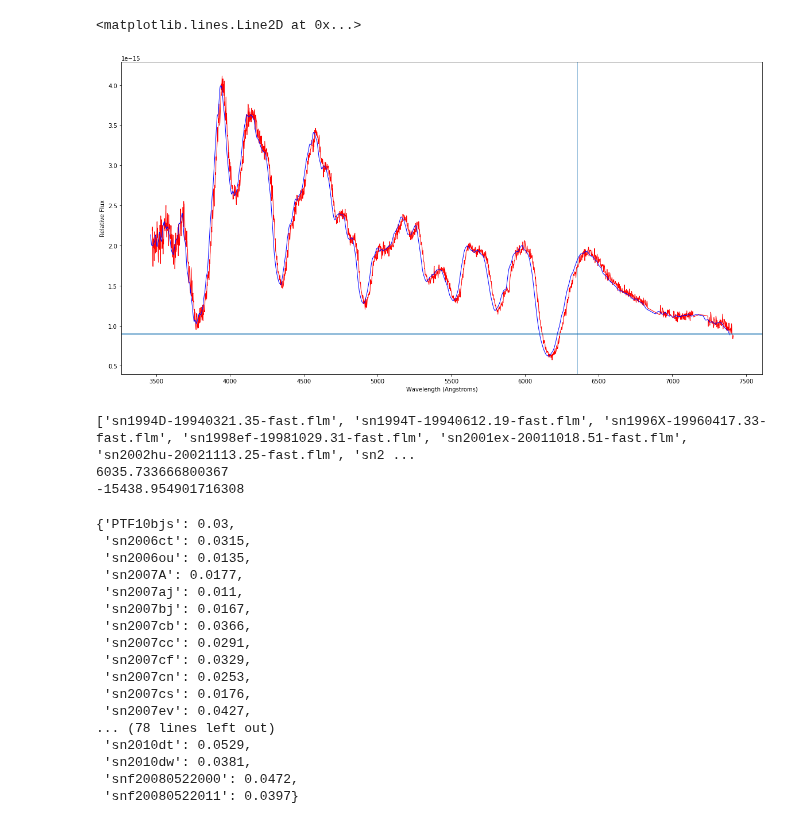
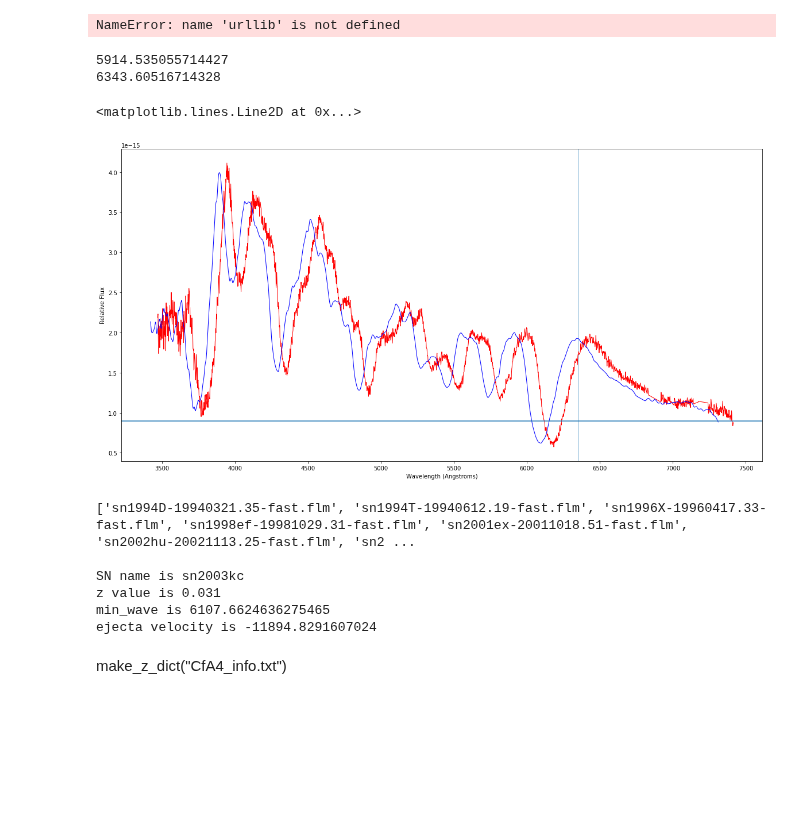
Before and after one commit to msiebert1/CfA4, a Jupyter notebook: CfA4_Spectroscopy.ipynb, the cells around one changed output. Cells and saved outputs as stored; diff of their text form; code cells hidden in the pictures; blank space fills up the shorter version.

Commit message:
added dictionary lookup to find_z, implemented autosmooth, tested velocity function with new spectra

```diff
--- a/CfA4_Spectroscopy.ipynb
+++ b/CfA4_Spectroscopy.ipynb
@@ -180,6 +183,10 @@ def find_z(SN_name):
     elif SN_name == "PTF10bjs":
         z = 0.0300
 
+    #add z_dict lookup
+    elif SN_name in z_dict:
+        z = z_dict[SN_name]
+
     else:
         query_url = 'https://ned.ipac.caltech.edu/cgi-bin/objsearch?objname=sn2007fs&extend=no&hconst=73&omegam=0.27&omegav=0.73&corr_z=1&out_csys=Equatorial&out_equinox=J2000.0&obj_sort=RA+or+Longitude&of=pre_text&zv_breaker=30000.0&list_limit=5&img_stamp=YES'
         sn_url = query_url.replace("sn2007fs", SN_name)
@@ -201,6 +208,12 @@ def find_z(SN_name):
                         tablelength = len(data)
                         z = data[0][4]
     return z
+# %%
+name = get_SN_name("sn2002hu-20021113.25-fast.flm")
+z = find_z(name)
+print (z)
+# %% [output]
+NameError: name 'urllib' is not defined
 # %%
 def find_galaxy(SN_name):
     query_url = 'https://ned.ipac.caltech.edu/cgi-bin/objsearch?objname=sn2007fs&extend=no&hconst=73&omegam=0.27&omegav=0.73&corr_z=1&out_csys=Equatorial&out_equinox=J2000.0&obj_sort=RA+or+Longitude&of=pre_text&zv_breaker=30000.0&list_limit=5&img_stamp=YES'
@@ -232,62 +245,63 @@ def plotspectra(wavelength, flux, dered_wave, sm_flux):
 # %%
 #TEST YOUR CODE ON ONE OBJECT (plot original spectrum, deredshifted spectrum, and the smoothed deredshifted spectrum, print velocity)
 #YOUR CODE GOES HERE
-my_Supernova = ("sn2007hj-20070903.28-fast.flm")
+file = ("sn2007hj-20070903.28-fast.flm")
+my_Supernova = (file)
 
 wavelength, flux, flux_error = np.loadtxt(my_Supernova, unpack = True)
-z = 0.003
+name = get_SN_name(file)
+z = find_z(name)
 dered_wave = deredshift(wavelength, z)
-sm_flux = gsmooth(dered_wave, flux, flux_error)
+sm_flux = autosmooth(dered_wave, flux, flux_error)
 
 max_1_wave = find_max_wave(dered_wave,sm_flux, 5700, 6100)
 print (max_1_wave)
 max_2_wave = find_max_wave(dered_wave,sm_flux,6300, 6550)
 print (max_2_wave)
 
 plotspectra(wavelength, flux, dered_wave, sm_flux)
 
 plt.axhline(y = 9e-16)
 # %% [output]
-<matplotlib.lines.Line2D at 0x...>
+5914.535055714427
+6343.60516714328
+<matplotlib.lines.Line2D at 0x...>
-[figure, old version]
+[figure, new version]
 # %%
 #YOUR CODE GOES HERE
 z_dict = make_z_dict("CfA4_info.txt")
 sndata = glob.glob("*.flm")
-wavelength, flux, flux_error = np.loadtxt(sndata[0], unpack = True)
-z = 0.017192 #obtain from NED
-#c = 299792 #speed of light in km/s
-print(sndata)
+
+print (sndata)
+print ()
+
+index = 8
+
+wavelength, flux, flux_error = np.loadtxt(sndata[index], unpack = True)
+
+
+name = get_SN_name(sndata[index])
+print ("SN name is " + name)
+#z = find_z(name)
+z = 0.031
+print ("z value is " + str(z))
+
+
 dered_wave = deredshift(wavelength, z)
-sm_flux = gsmooth(dered_wave, flux, flux_error)
+sm_flux = autosmooth(dered_wave, flux, flux_error)
 min_wave = find_min_wave(dered_wave, sm_flux)
-print(min_wave)
+print ("min_wave is " + str(min_wave))
 v = find_velocity(min_wave)
-print(v)
+print("ejecta velocity is " + str(v))
 # %% [output]
 ['sn1994D-19940321.35-fast.flm', 'sn1994T-19940612.19-fast.flm', 'sn1996X-19960417.33-fast.flm', 'sn1998ef-19981029.31-fast.flm', 'sn2001ex-20011018.51-fast.flm', 'sn2002hu-20021113.25-fast.flm', 'sn2 ...
-6035.733666800367
--15438.954901716308
+
+SN name is sn2003kc
+z value is 0.031
+min_wave is 6107.6624636275465
+ejecta velocity is -11894.8291607024
-# %%
-make_z_dict("CfA4_info.txt")
-# %% [output]
-{'PTF10bjs': 0.03,
- 'sn2006ct': 0.0315,
- 'sn2006ou': 0.0135,
- 'sn2007A': 0.0177,
- 'sn2007aj': 0.011,
- 'sn2007bj': 0.0167,
- 'sn2007cb': 0.0366,
- 'sn2007cc': 0.0291,
- 'sn2007cf': 0.0329,
- 'sn2007cn': 0.0253,
- 'sn2007cs': 0.0176,
- 'sn2007ev': 0.0427,
-... (78 lines left out)
- 'sn2010dt': 0.0529,
- 'sn2010dw': 0.0381,
- 'snf20080522000': 0.0472,
- 'snf20080522011': 0.0397}
+# %% [markdown]
+make_z_dict("CfA4_info.txt")
 # %%
 class supernova:
     def __init__(self, name, spectra, z):#, spectra):
```
Also changed, not shown: parts of 10 cells of this notebook.
